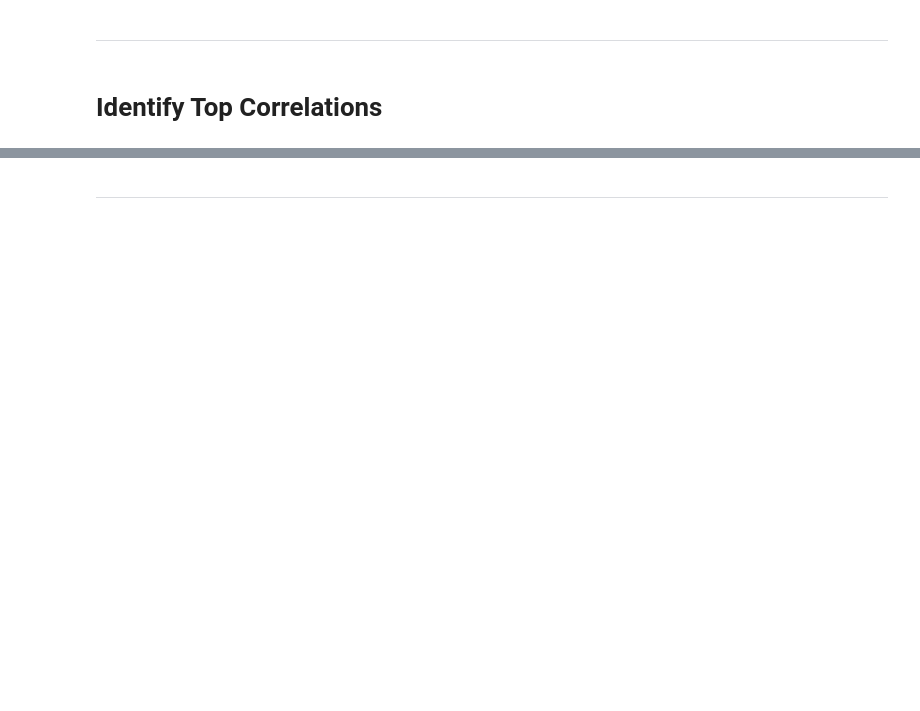
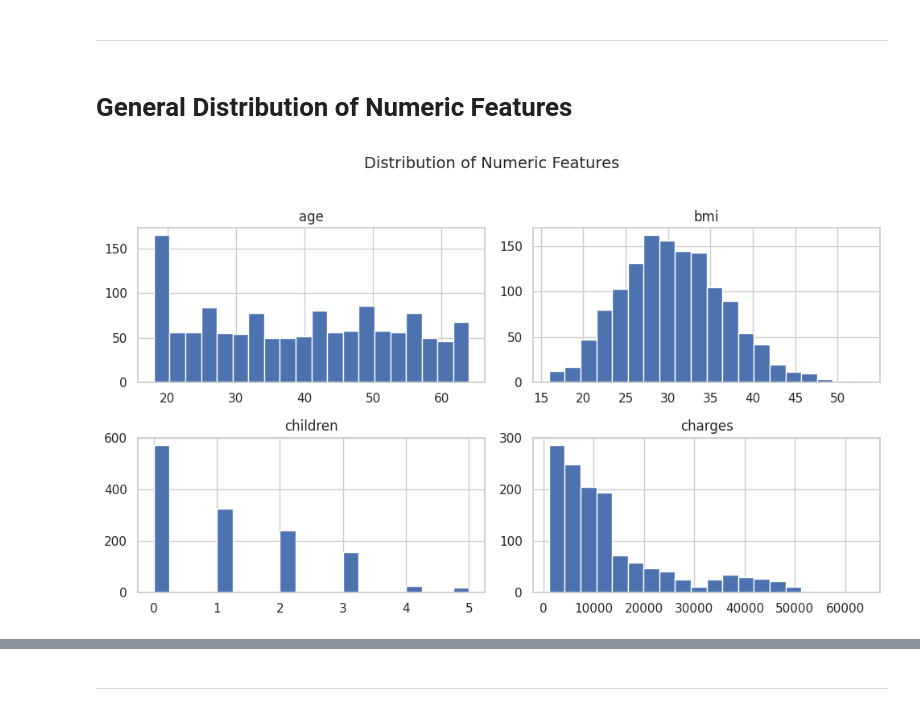
Before and after one commit to RSE1982/health-insurance-cost-analysis, a Jupyter notebook: notebooks/04_data_visualisations.ipynb, the cells around one changed output, grey strips where cells are left out. Drawn from its saved outputs; the diff is of its cells as text; code cells hidden in the pictures; blank space fills up the shorter version.

Commit message:
perform distribution analysis of numeric and categorical features with observations closes #19

```diff
--- a/notebooks/04_data_visualisations.ipynb
+++ b/notebooks/04_data_visualisations.ipynb
@@ -47,6 +69,9 @@ import matplotlib.pyplot as plt
 import seaborn as sns
 import plotly.express as px
 
-# Aesthetic setup
-sns.set(style="whitegrid", palette="muted")
-print("✅ Libraries imported successfully.")
+pd.set_option('display.max_columns', None)
+sns.set_theme(style="whitegrid")
+
+df = pd.read_csv("data/final/insurance_final.csv")
+print("✅ Data loaded successfully.")
+df.head()
@@ -57,13 +91,3 @@ print("✅ Libraries imported successfully.")
-# %%
-data_path = "data/final/insurance_final.csv"
-
-try:
-    df = pd.read_csv(data_path)
-    print(f"✅ Enriched dataset loaded. Shape: {df.shape}")
-except FileNotFoundError:
-    raise FileNotFoundError("❌ insurance_final.csv not found. Please run Notebook 03 first.")
-
-display(df.head())
 # %% [markdown]
 ## Data Type Restoration
 when loading from CSV, categorical columns (`sex`, `smoker`, `region`, `bmi_category`,`age_group`,`family_size_category`) were re-cast to the `category` dtype
@@ -88,4 +143,2 @@ display(corr['charges'].sort_values(ascending=False))
 # %% [markdown]
 ---
-# %% [markdown]
-# Identify Top Correlations
@@ -98,0 +145,11 @@ display(top_corr_df)
+# %% [markdown]
+# General Distribution of Numeric Features
+# %%
+numeric_features = ['age', 'bmi', 'children', 'charges']
+
+df[numeric_features].hist(bins=20, figsize=(10, 6), layout=(2, 2))
+plt.suptitle("Distribution of Numeric Features", fontsize=14)
+plt.tight_layout(rect=[0, 0, 1, 0.96])
+plt.show()
+# %% [output]
+[figure, added]
```
Also changed, not shown: parts of 31 cells of this notebook, 1 other file.
